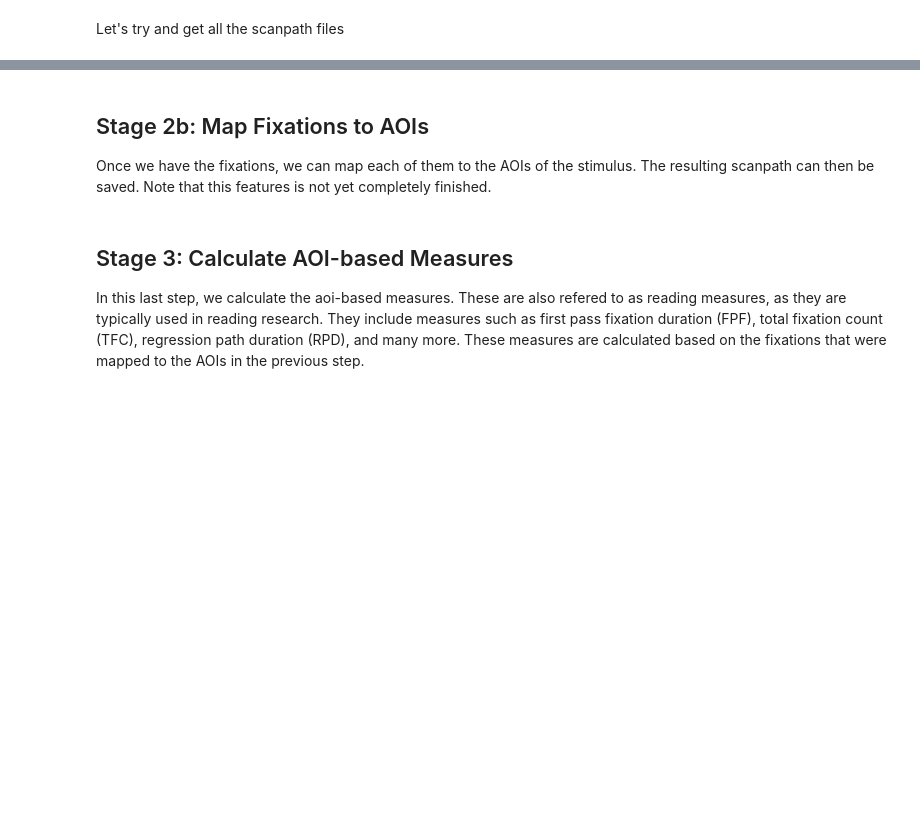
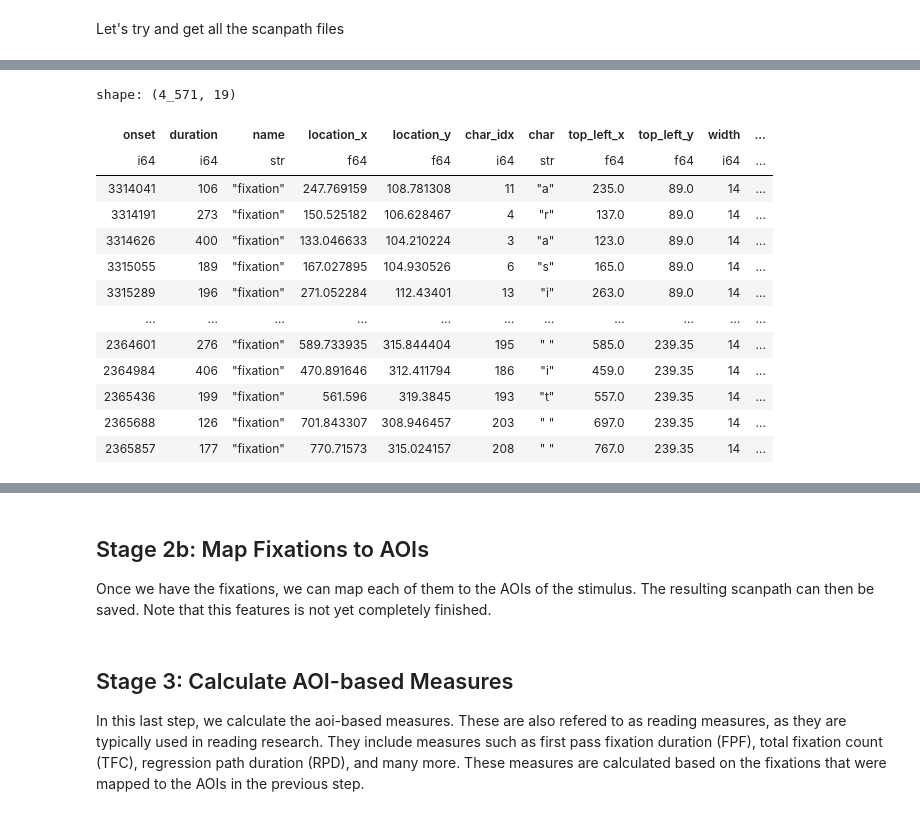
Before and after one commit to MultiplEYE-COST/multipleye-preprocessing, a Jupyter notebook: development.ipynb, the cells around one changed output, grey strips where cells are left out. Drawn from its saved outputs; the diff is of its cells as text; code cells hidden in the pictures; blank space fills up the shorter version.

```diff
--- a/development.ipynb
+++ b/development.ipynb
@@ -462,2 +509,2 @@ import preprocessing
 # %%
-load_scanpaths(gaze, sid)
+scanpaths = load_scanpaths(gaze, sid)
@@ -463,0 +528,17 @@ load_scanpaths(gaze, sid)
+# %%
+scanpaths
+# %% [output]
+shape: (4_571, 19)
+| onset | duration | name | location_x | location_y | char_idx | char | top_left_x | top_left_y | width | ... |
+| i64 | i64 | str | f64 | f64 | i64 | str | f64 | f64 | i64 | ... |
+| 3314041 | 106 | "fixation" | 247.769159 | 108.781308 | 11 | "a" | 235.0 | 89.0 | 14 | ... |
+| 3314191 | 273 | "fixation" | 150.525182 | 106.628467 | 4 | "r" | 137.0 | 89.0 | 14 | ... |
+| 3314626 | 400 | "fixation" | 133.046633 | 104.210224 | 3 | "a" | 123.0 | 89.0 | 14 | ... |
+| 3315055 | 189 | "fixation" | 167.027895 | 104.930526 | 6 | "s" | 165.0 | 89.0 | 14 | ... |
+| 3315289 | 196 | "fixation" | 271.052284 | 112.43401 | 13 | "i" | 263.0 | 89.0 | 14 | ... |
+| … | … | … | … | … | … | … | … | … | … | ... |
+| 2364601 | 276 | "fixation" | 589.733935 | 315.844404 | 195 | " " | 585.0 | 239.35 | 14 | ... |
+| 2364984 | 406 | "fixation" | 470.891646 | 312.411794 | 186 | "i" | 459.0 | 239.35 | 14 | ... |
+| 2365436 | 199 | "fixation" | 561.596 | 319.3845 | 193 | "t" | 557.0 | 239.35 | 14 | ... |
+| 2365688 | 126 | "fixation" | 701.843307 | 308.946457 | 203 | " " | 697.0 | 239.35 | 14 | ... |
+| 2365857 | 177 | "fixation" | 770.71573 | 315.024157 | 208 | " " | 767.0 | 239.35 | 14 | ... |
```
Also changed, not shown: parts of 31 cells of this notebook, 1 other file.
